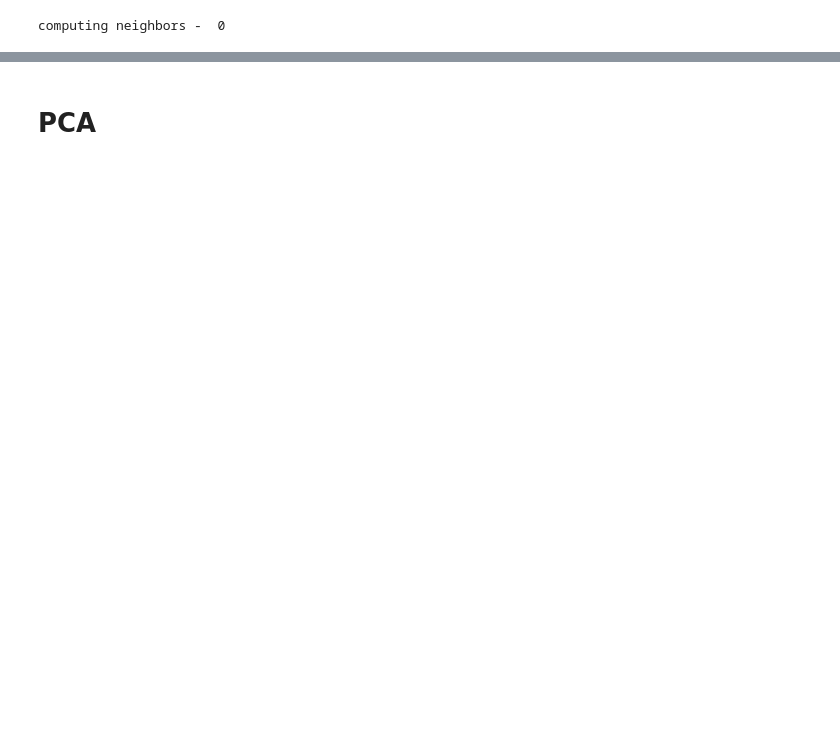
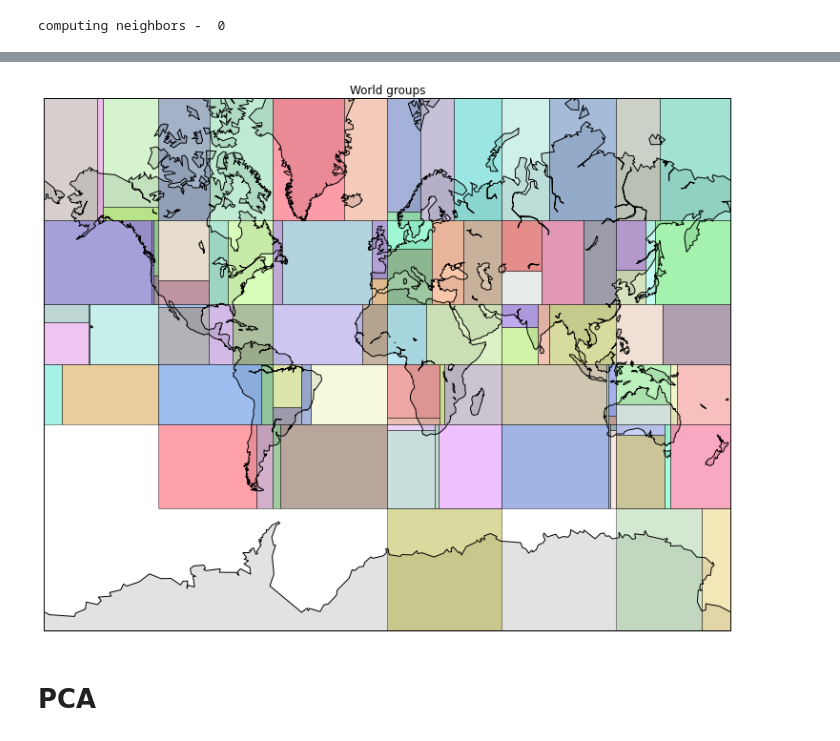
Before and after one commit to panagosg7/UCSD_BigData, a Jupyter notebook: notebooks/weather.mapreduce/05_Main.ipynb, the cells around one changed output, grey strips where cells are left out. Saved outputs shown, nothing was run; the diff lists cells and outputs as text; code cells hidden in the pictures; blank space fills up the shorter version.

```diff
--- a/notebooks/weather.mapreduce/05_Main.ipynb
+++ b/notebooks/weather.mapreduce/05_Main.ipynb
@@ -98,3 +88,7 @@ hi.plot_map_plus()
+# %%
+hi.plot_map()
+# %% [output]
+[figure, added]
 # %% [markdown]
 # PCA
 # %%
```
Also changed, not shown: parts of 39 cells of this notebook, 3 other files.
